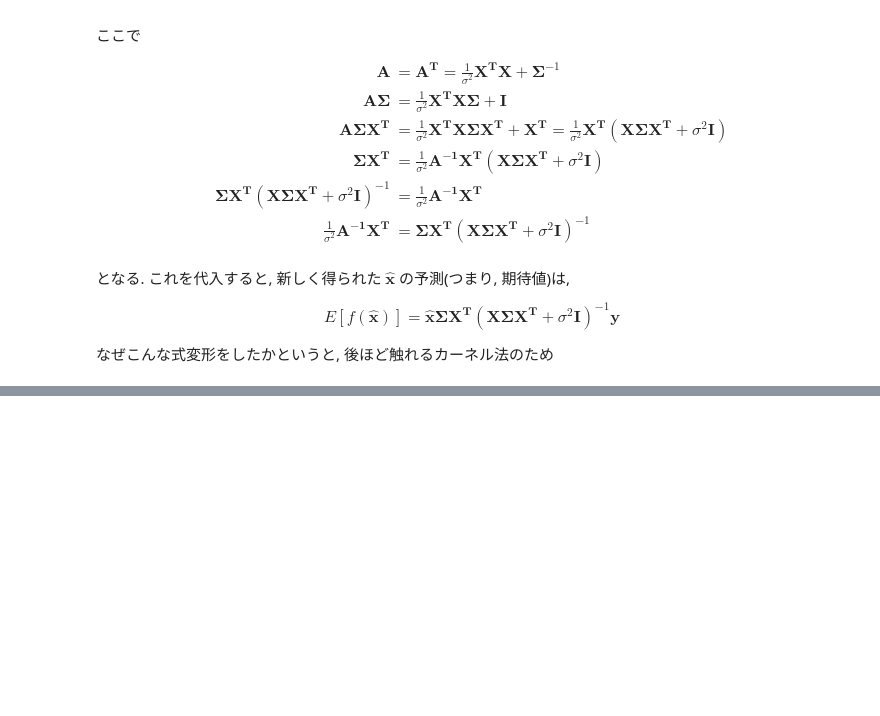
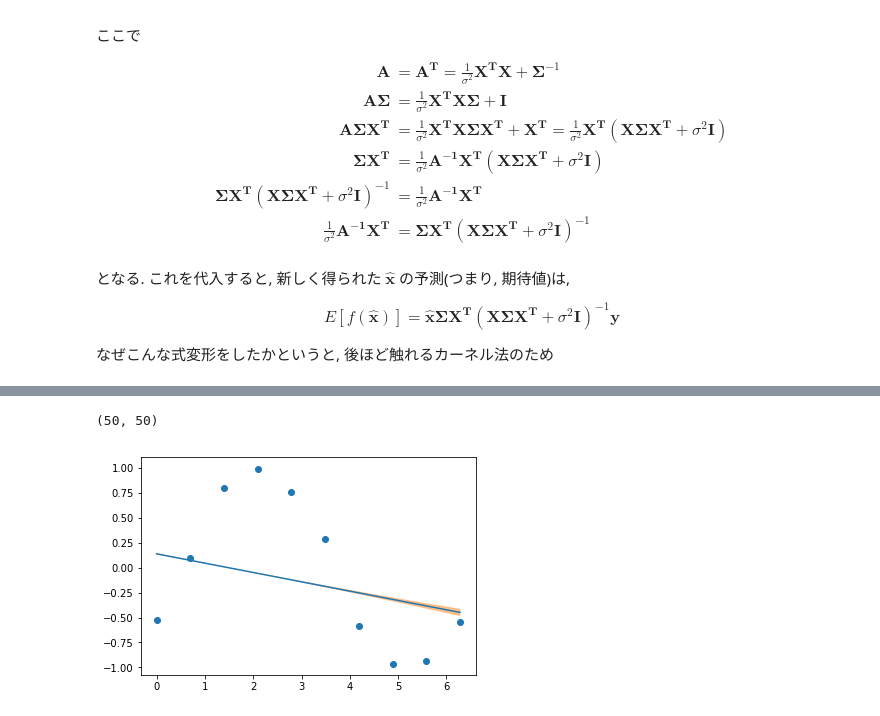
Before and after one commit to uema/gp-scratch, a Jupyter notebook: derivation.ipynb, the cells around one changed output, grey strips where cells are left out. Saved outputs shown, nothing was run; the diff lists cells and outputs as text; code cells hidden in the pictures; blank space fills up the shorter version.

```diff
--- a/derivation.ipynb
+++ b/derivation.ipynb
@@ -317,0 +406,22 @@ $$
+# %%
+"""
+計算
+"""
+K = X.dot(S.dot(X.T))
+kh = Xh.dot(S.dot(X.T))
+kx = Xh.dot(S.dot(Xh.T))
+
+E = kh.dot(inv(K+sig2*np.eye(K.shape[0],K.shape[1])).dot(y))
+V = np.diag(kx - kh.dot(inv(K+sig2*np.eye(K.shape[0],K.shape[1])).dot(kh.T)))
+# %% [output]
+(50, 50)
+# %%
+# 教師データ
+plt.scatter(x1[x2==x2[30]], t(x1[x2==x2[30]], x2[x2==x2[30]]))
+
+# 予測
+plt.plot(Xh[:,0], E) # 期待値
+plt.fill_between(Xh[:,0], E-V, E+V, alpha=0.5) # 分散
+plt.show()
+# %% [output]
+[figure, added]
```
Also changed, not shown: parts of 15 cells of this notebook.
